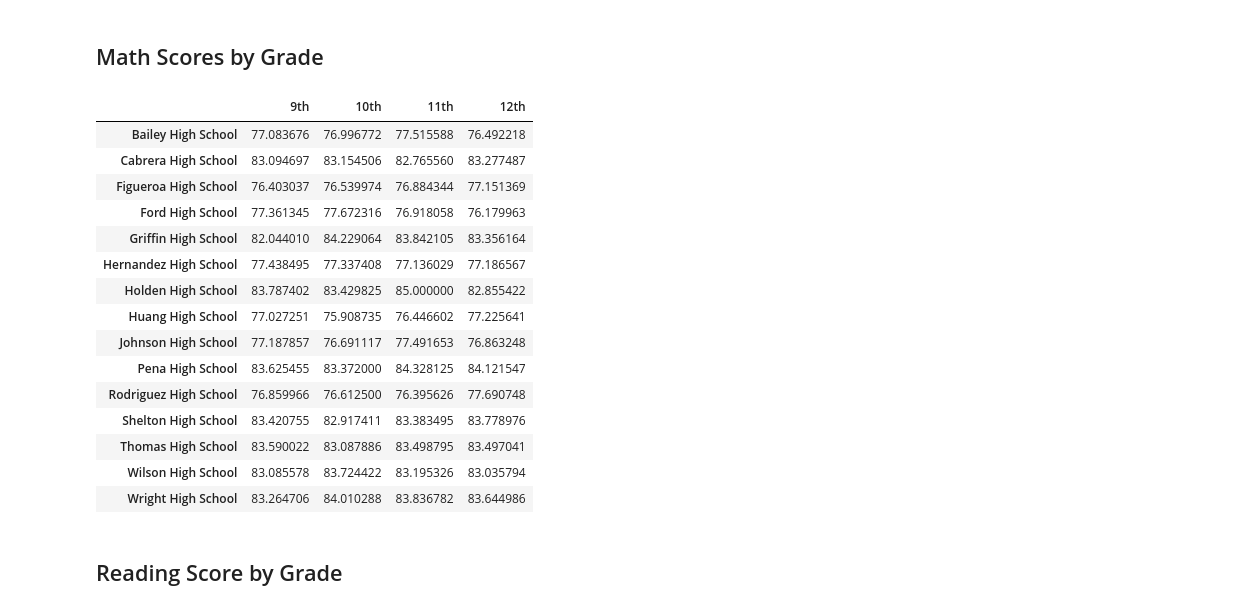
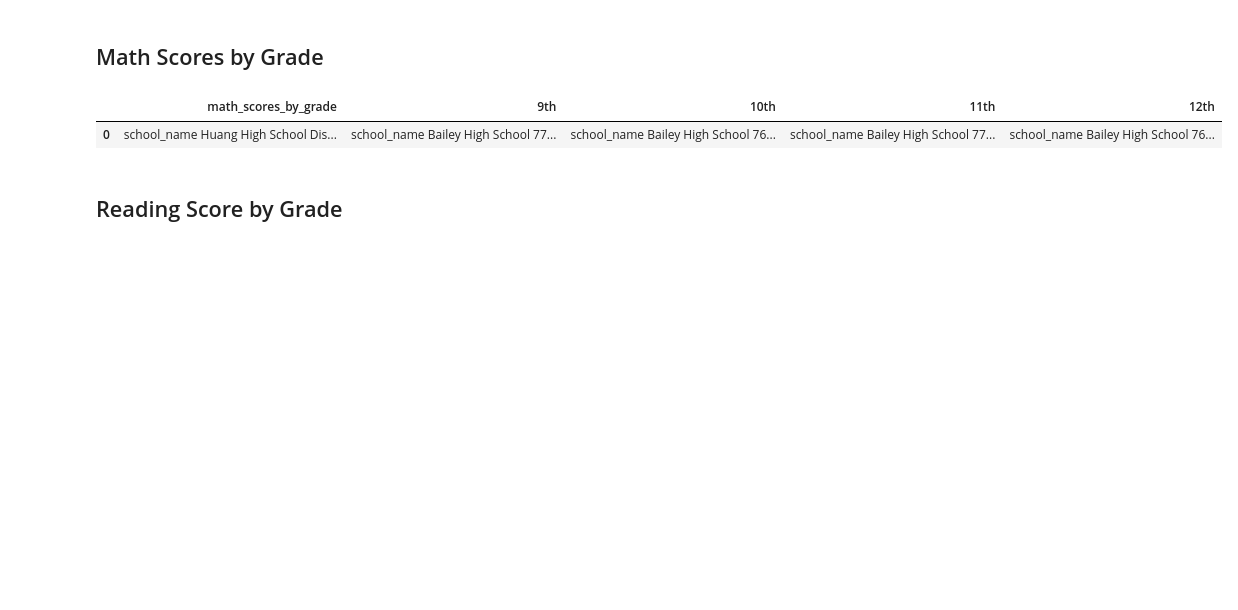
Before and after one commit to vvecerka/pandas-challenge, a Jupyter notebook: PyCitySchools_starter.ipynb, the cells around one changed output. Cells and saved outputs as stored; diff of their text form; code cells hidden in the pictures; blank space fills up the shorter version.

```diff
--- a/PyCitySchools_starter.ipynb
+++ b/PyCitySchools_starter.ipynb
@@ -209,41 +207,35 @@ bottom_schools.head(5)
 # %%
 # Use the code provided to separate the data by grade
 ninth_graders = school_data_complete[(school_data_complete["grade"] == "9th")]
 tenth_graders = school_data_complete[(school_data_complete["grade"] == "10th")]
 eleventh_graders = school_data_complete[(school_data_complete["grade"] == "11th")]
 twelfth_graders = school_data_complete[(school_data_complete["grade"] == "12th")]
 
 # Group by `school_name` and take the mean of the `math_score` column for each.
-ninth_grade_math_scores =ninth_graders.groupby(["school_name"])["math_score"].mean()
+ninth_grader_math_scores =ninth_graders.groupby(["school_name"])["math_score"].mean()
 tenth_grader_math_scores =tenth_graders.groupby(["school_name"])["math_score"].mean()
-eleventh_grader_math_scores =eleventh_graders.groupby(["school_name"])["math_score"
-twelfth_grader_math_scores =
+eleventh_grader_math_scores =eleventh_graders.groupby(["school_name"])["math_score"].mean()
+twelfth_grader_math_scores =twelfth_graders.groupby(["school_name"])["math_score"].mean()
 
 # Combine each of the scores above into single DataFrame called `math_scores_by_grade`
-math_scores_by_grade =
+math_scores_by_grade =pd.DataFrame(
+    {
+        "math_scores_by_grade":[school_types],
+        "9th":[ninth_grader_math_scores],
+        "10th":[tenth_grader_math_scores],
+        "11th":[eleventh_grader_math_scores],
+        "12th":[twelfth_grader_math_scores]
+    }
+)
 
 # Minor data wrangling
 math_scores_by_grade.index.name = None
 
 # Display the DataFrame
 math_scores_by_grade
 # %% [output]
-|  | 9th | 10th | 11th | 12th |
-| Bailey High School | 77.083676 | 76.996772 | 77.515588 | 76.492218 |
-| Cabrera High School | 83.094697 | 83.154506 | 82.765560 | 83.277487 |
-| Figueroa High School | 76.403037 | 76.539974 | 76.884344 | 77.151369 |
-| Ford High School | 77.361345 | 77.672316 | 76.918058 | 76.179963 |
-| Griffin High School | 82.044010 | 84.229064 | 83.842105 | 83.356164 |
-| Hernandez High School | 77.438495 | 77.337408 | 77.136029 | 77.186567 |
-| Holden High School | 83.787402 | 83.429825 | 85.000000 | 82.855422 |
-| Huang High School | 77.027251 | 75.908735 | 76.446602 | 77.225641 |
-| Johnson High School | 77.187857 | 76.691117 | 77.491653 | 76.863248 |
-| Pena High School | 83.625455 | 83.372000 | 84.328125 | 84.121547 |
-| Rodriguez High School | 76.859966 | 76.612500 | 76.395626 | 77.690748 |
-| Shelton High School | 83.420755 | 82.917411 | 83.383495 | 83.778976 |
-| Thomas High School | 83.590022 | 83.087886 | 83.498795 | 83.497041 |
-| Wilson High School | 83.085578 | 83.724422 | 83.195326 | 83.035794 |
-| Wright High School | 83.264706 | 84.010288 | 83.836782 | 83.644986 |
+|  | math_scores_by_grade | 9th | 10th | 11th | 12th |
+| 0 | school_name Huang High School Dis... | school_name Bailey High School 77... | school_name Bailey High School 76... | school_name Bailey High School 77... | school_name Bailey High School 76... |
 # %% [markdown]
 ## Reading Score by Grade
 # %%
```
Also changed, not shown: parts of 3 cells of this notebook.
